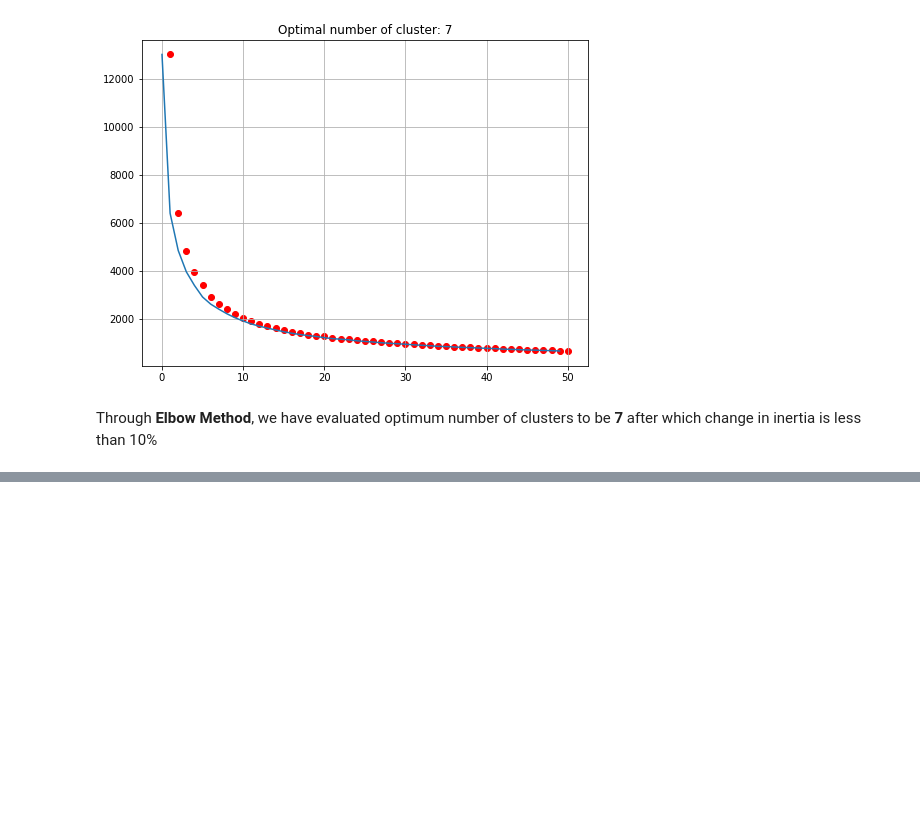
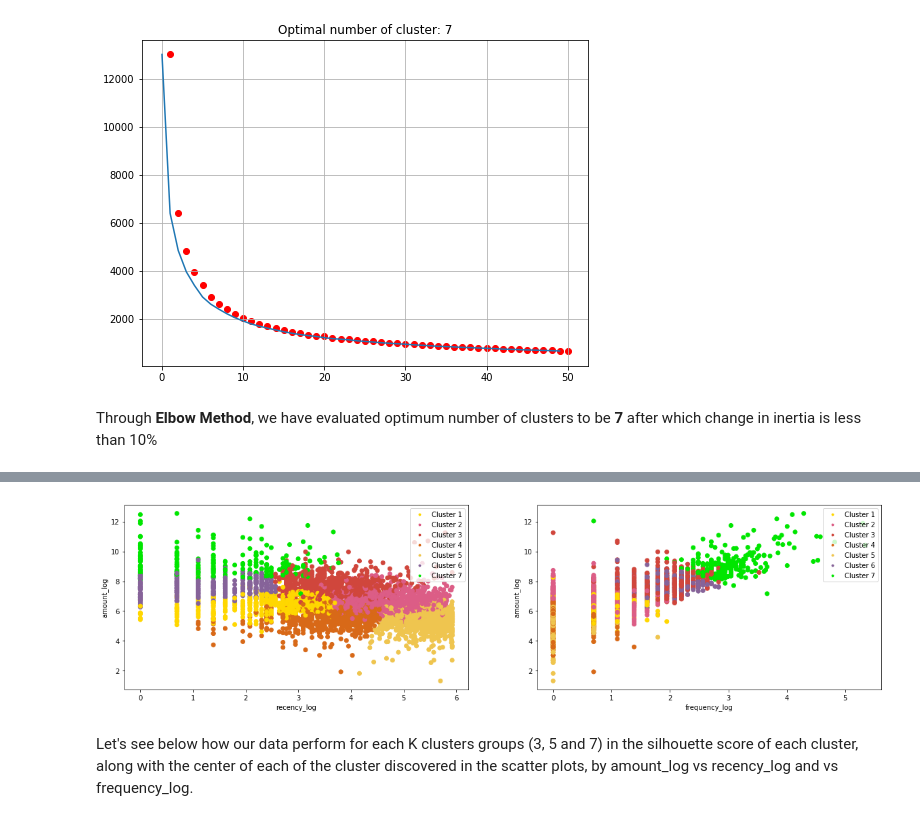
Before and after one commit to abhishekGandhi97/CustomerSegmentation, a Jupyter notebook: online retail/segmentation.ipynb, the cells around one changed output, grey strips where cells are left out. Drawn from its saved outputs; the diff is of its cells as text; code cells hidden in the pictures; blank space fills up the shorter version.

Commit message:
Clustering Using KMeans (3, 5, 7 clusters) Cluster Visualization

```diff
--- a/online retail/segmentation.ipynb
+++ b/online retail/segmentation.ipynb
@@ -210,0 +211,2 @@ plt.show()
+# %%
+data_history_df['cluster'] = model.labels_
@@ -210,0 +224,36 @@ plt.show()
+# %%
+# Visualize Clusters
+
+fig = plt.figure(figsize=(20,5))
+ax = fig.add_subplot(121)
+colors = ['#ffd700', '#dc5d86', '#d0463c', '#d86918', '#efc54f', '#866399', '#00e600']
+data_history_df['c'] = data_history_df.cluster.map({0:colors[0], 1:colors[1], 2:colors[2], 3:colors[3], 4:colors[4], 5:colors[5], 6:colors[6]})
+
+scatter = plt.scatter(x = data_history_df.recency_log, y= data_history_df.amount_log, c=data_history_df.c)
+
+# create a list of legend elemntes
+## markers / records
+
+legend_elements = [Line2D([0], [0], marker='o', color='w', label='Cluster {}'.format(i+1),
+                          markerfacecolor=mcolor, markersize=5) for i, mcolor in enumerate(colors)]
+# plot legend
+plt.legend(handles=legend_elements, loc='upper right')
+ax.set_xlabel(feature_vector[0])
+ax.set_ylabel(feature_vector[2])
+
+ax = fig.add_subplot(122)
+plt.scatter(x = data_history_df.frequency_log, y= data_history_df.amount_log, c=data_history_df.c)
+
+legend_elements = [Line2D([0], [0], marker='o', color='w', label='Cluster {}'.format(i+1),
+                          markerfacecolor=mcolor, markersize=5) for i, mcolor in enumerate(colors)]
+# plot legend
+plt.legend(handles=legend_elements, loc='upper right')
+
+ax.set_xlabel(feature_vector[1])
+ax.set_ylabel(feature_vector[2])
+
+plt.show()
+# %% [output]
+[figure, added]
+# %% [markdown]
+Let's see below how our data perform for each K clusters groups (3, 5 and 7) in the silhouette score of each cluster, along with the center of each of the cluster discovered in the scatter plots, by amount_log vs recency_log and vs frequency_log.
```
Also changed, not shown: parts of 14 cells of this notebook, 1 other file.
